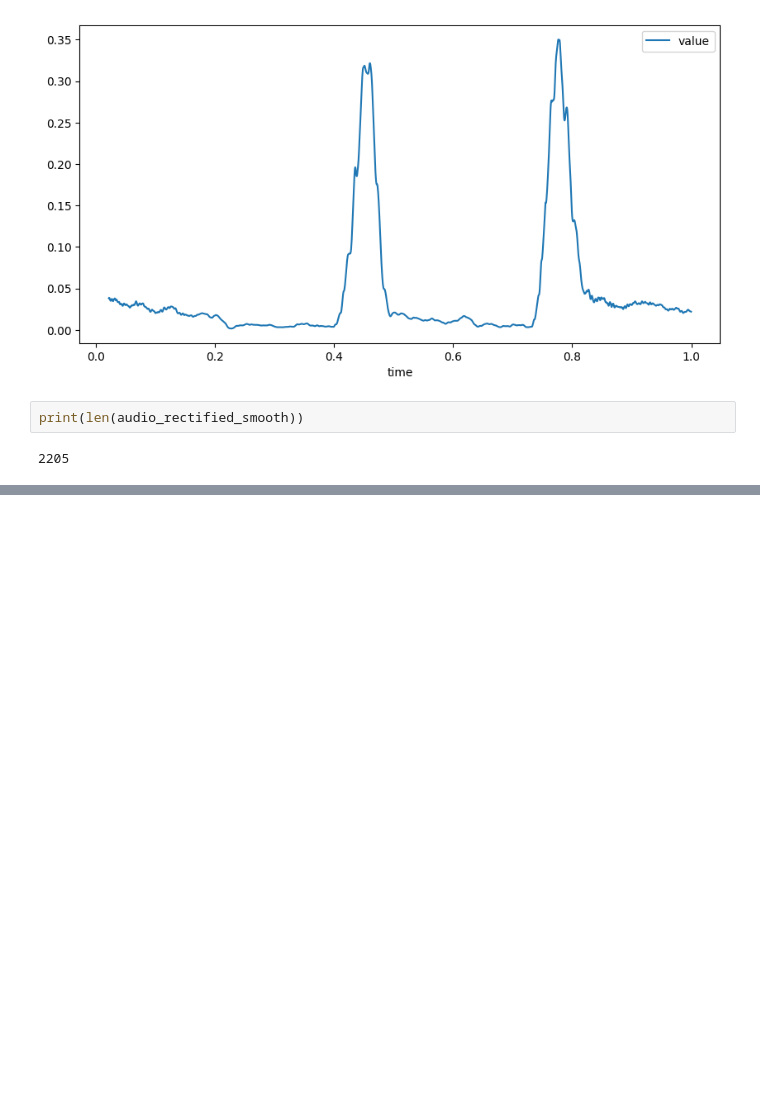
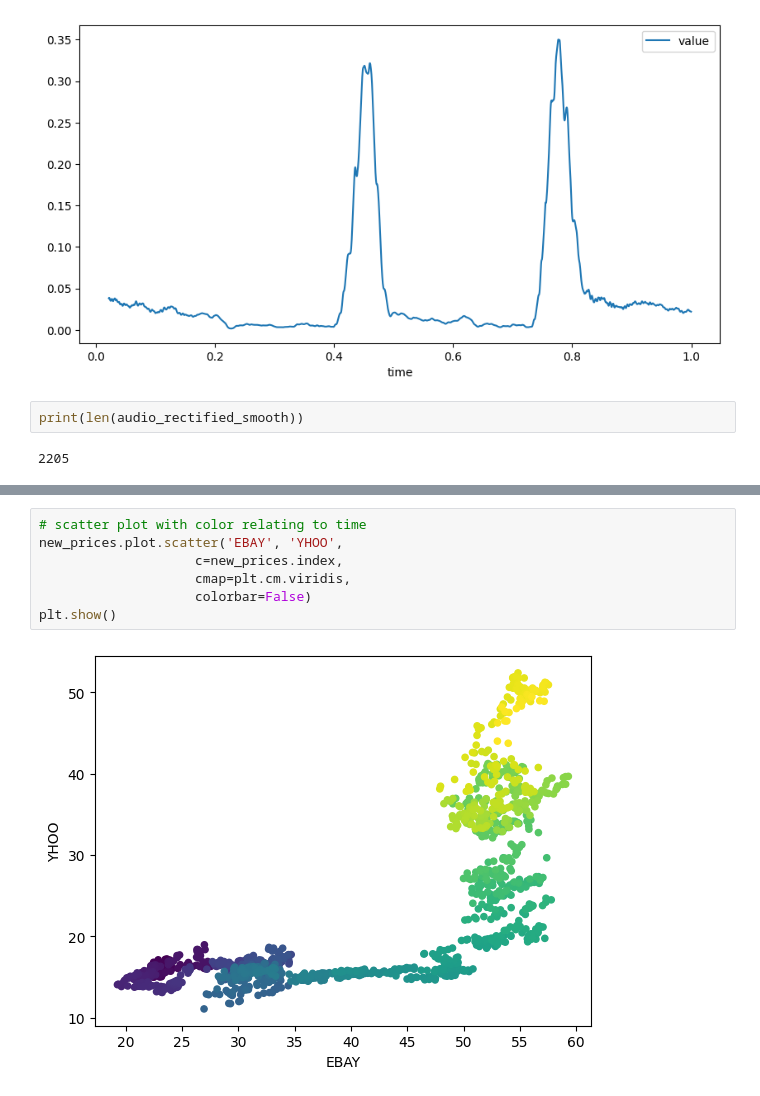
Before and after one commit to GuoweiYang19891101/datacamp_machine_learning_scientist_python, a Jupyter notebook: 9_time_series_data.ipynb, the cells around one changed output, grey strips where cells are left out. Drawn from its saved outputs; the diff is of its cells as text; blank space fills up the shorter version.

```diff
--- a/9_time_series_data.ipynb
+++ b/9_time_series_data.ipynb
@@ -688,0 +881,9 @@ ValueError: Cannot have number of splits n_splits=5 greater than the number of s
+# %%
+# scatter plot with color relating to time
+new_prices.plot.scatter('EBAY', 'YHOO',
+                    c=new_prices.index,
+                    cmap=plt.cm.viridis,
+                    colorbar=False)
+plt.show()
+# %% [output]
+[figure, added]
```
Also changed, not shown: parts of 26 cells of this notebook.
